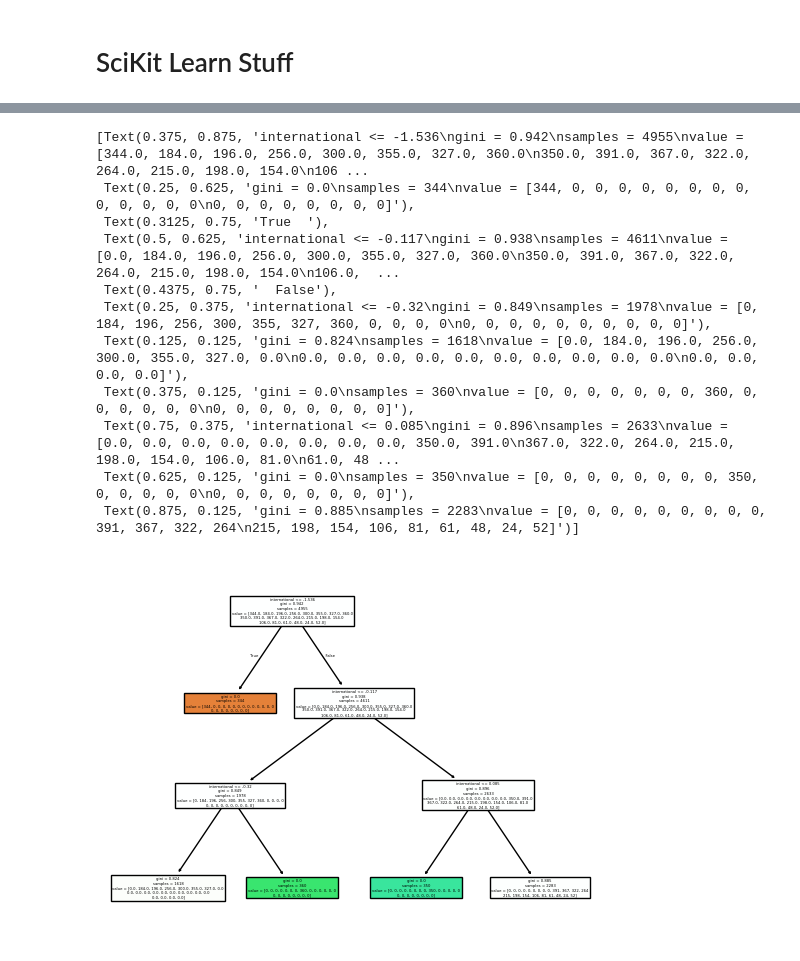
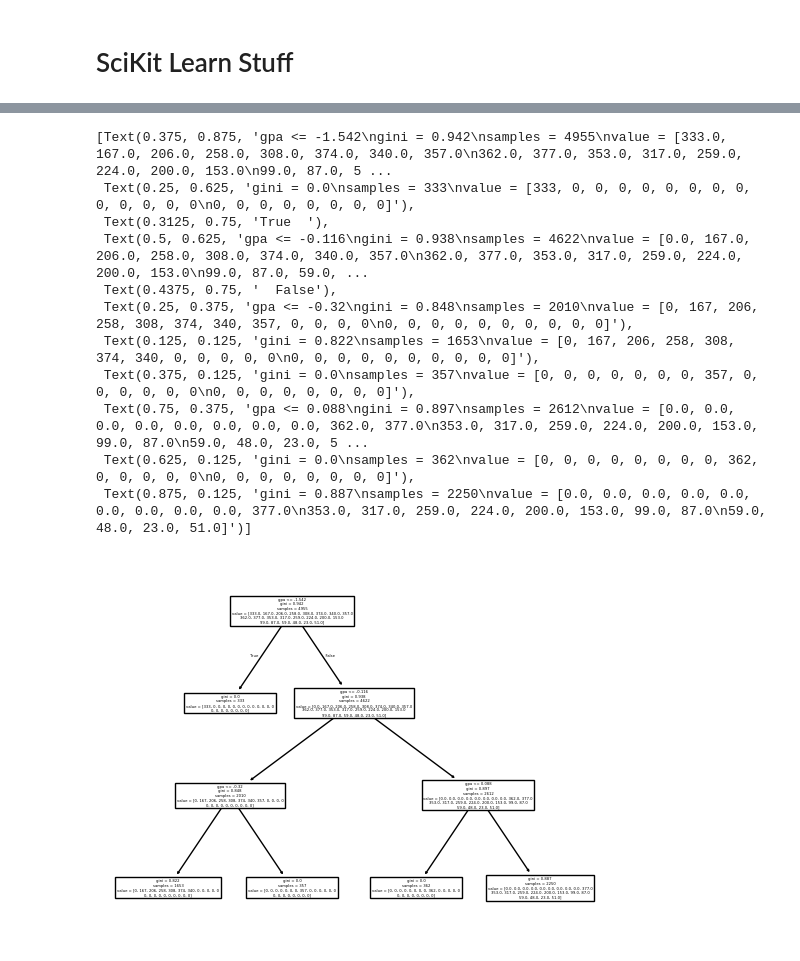
Before and after one commit to michaeledge27/CSCI290, a Jupyter notebook: notebooks/partnerProject.ipynb, the cells around one changed output, grey strips where cells are left out. Saved outputs shown, nothing was run; the diff lists cells and outputs as text; code cells hidden in the pictures.

```diff
--- a/notebooks/partnerProject.ipynb
+++ b/notebooks/partnerProject.ipynb
@@ -51,5 +50,5 @@ memory usage: 393.3+ KB
 # %%
-colsInUseNotTarget = ['gender', 'international', 'gpa', 'major', 'race', 'gmat', 'work_exp', 'work_industry']
+colsInUseNotTarget = ['gender', 'gpa', 'major', 'race', 'gmat', 'work_exp', 'work_industry']
 # %% [markdown]
 # Categorical Selection Method
 # %%
@@ -404,15 +419,15 @@ plot_tree(reg_pipeline.named_steps['clf'], filled=True, feature_names=X_train.co
 # %%
-plot_tree(class_pipeline.named_steps['clf'], filled=True, feature_names=X_train.columns)
+plot_tree(class_pipeline.named_steps['clf'], feature_names=X_train.columns)
 # %% [output]
-[Text(0.375, 0.875, 'international <= -1.536\ngini = 0.942\nsamples = 4955\nvalue = [344.0, 184.0, 196.0, 256.0, 300.0, 355.0, 327.0, 360.0\n350.0, 391.0, 367.0, 322.0, 264.0, 215.0, 198.0, 154.0\n106 ...
- Text(0.25, 0.625, 'gini = 0.0\nsamples = 344\nvalue = [344, 0, 0, 0, 0, 0, 0, 0, 0, 0, 0, 0, 0, 0\n0, 0, 0, 0, 0, 0, 0, 0]'),
+[Text(0.375, 0.875, 'gpa <= -1.542\ngini = 0.942\nsamples = 4955\nvalue = [333.0, 167.0, 206.0, 258.0, 308.0, 374.0, 340.0, 357.0\n362.0, 377.0, 353.0, 317.0, 259.0, 224.0, 200.0, 153.0\n99.0, 87.0, 5 ...
+ Text(0.25, 0.625, 'gini = 0.0\nsamples = 333\nvalue = [333, 0, 0, 0, 0, 0, 0, 0, 0, 0, 0, 0, 0, 0\n0, 0, 0, 0, 0, 0, 0, 0]'),
  Text(0.3125, 0.75, 'True  '),
- Text(0.5, 0.625, 'international <= -0.117\ngini = 0.938\nsamples = 4611\nvalue = [0.0, 184.0, 196.0, 256.0, 300.0, 355.0, 327.0, 360.0\n350.0, 391.0, 367.0, 322.0, 264.0, 215.0, 198.0, 154.0\n106.0,  ...
+ Text(0.5, 0.625, 'gpa <= -0.116\ngini = 0.938\nsamples = 4622\nvalue = [0.0, 167.0, 206.0, 258.0, 308.0, 374.0, 340.0, 357.0\n362.0, 377.0, 353.0, 317.0, 259.0, 224.0, 200.0, 153.0\n99.0, 87.0, 59.0, ...
  Text(0.4375, 0.75, '  False'),
- Text(0.25, 0.375, 'international <= -0.32\ngini = 0.849\nsamples = 1978\nvalue = [0, 184, 196, 256, 300, 355, 327, 360, 0, 0, 0, 0\n0, 0, 0, 0, 0, 0, 0, 0, 0, 0]'),
- Text(0.125, 0.125, 'gini = 0.824\nsamples = 1618\nvalue = [0.0, 184.0, 196.0, 256.0, 300.0, 355.0, 327.0, 0.0\n0.0, 0.0, 0.0, 0.0, 0.0, 0.0, 0.0, 0.0, 0.0, 0.0\n0.0, 0.0, 0.0, 0.0]'),
- Text(0.375, 0.125, 'gini = 0.0\nsamples = 360\nvalue = [0, 0, 0, 0, 0, 0, 0, 360, 0, 0, 0, 0, 0, 0\n0, 0, 0, 0, 0, 0, 0, 0]'),
- Text(0.75, 0.375, 'international <= 0.085\ngini = 0.896\nsamples = 2633\nvalue = [0.0, 0.0, 0.0, 0.0, 0.0, 0.0, 0.0, 0.0, 350.0, 391.0\n367.0, 322.0, 264.0, 215.0, 198.0, 154.0, 106.0, 81.0\n61.0, 48 ...
- Text(0.625, 0.125, 'gini = 0.0\nsamples = 350\nvalue = [0, 0, 0, 0, 0, 0, 0, 0, 350, 0, 0, 0, 0, 0\n0, 0, 0, 0, 0, 0, 0, 0]'),
- Text(0.875, 0.125, 'gini = 0.885\nsamples = 2283\nvalue = [0, 0, 0, 0, 0, 0, 0, 0, 0, 391, 367, 322, 264\n215, 198, 154, 106, 81, 61, 48, 24, 52]')]
+ Text(0.25, 0.375, 'gpa <= -0.32\ngini = 0.848\nsamples = 2010\nvalue = [0, 167, 206, 258, 308, 374, 340, 357, 0, 0, 0, 0\n0, 0, 0, 0, 0, 0, 0, 0, 0, 0]'),
+ Text(0.125, 0.125, 'gini = 0.822\nsamples = 1653\nvalue = [0, 167, 206, 258, 308, 374, 340, 0, 0, 0, 0, 0\n0, 0, 0, 0, 0, 0, 0, 0, 0, 0]'),
+ Text(0.375, 0.125, 'gini = 0.0\nsamples = 357\nvalue = [0, 0, 0, 0, 0, 0, 0, 357, 0, 0, 0, 0, 0, 0\n0, 0, 0, 0, 0, 0, 0, 0]'),
+ Text(0.75, 0.375, 'gpa <= 0.088\ngini = 0.897\nsamples = 2612\nvalue = [0.0, 0.0, 0.0, 0.0, 0.0, 0.0, 0.0, 0.0, 362.0, 377.0\n353.0, 317.0, 259.0, 224.0, 200.0, 153.0, 99.0, 87.0\n59.0, 48.0, 23.0, 5 ...
+ Text(0.625, 0.125, 'gini = 0.0\nsamples = 362\nvalue = [0, 0, 0, 0, 0, 0, 0, 0, 362, 0, 0, 0, 0, 0\n0, 0, 0, 0, 0, 0, 0, 0]'),
+ Text(0.875, 0.125, 'gini = 0.887\nsamples = 2250\nvalue = [0.0, 0.0, 0.0, 0.0, 0.0, 0.0, 0.0, 0.0, 0.0, 377.0\n353.0, 317.0, 259.0, 224.0, 200.0, 153.0, 99.0, 87.0\n59.0, 48.0, 23.0, 51.0]')]
-[figure, old version]
+[figure, new version]
```
Also changed, not shown: parts of 12 cells of this notebook.
